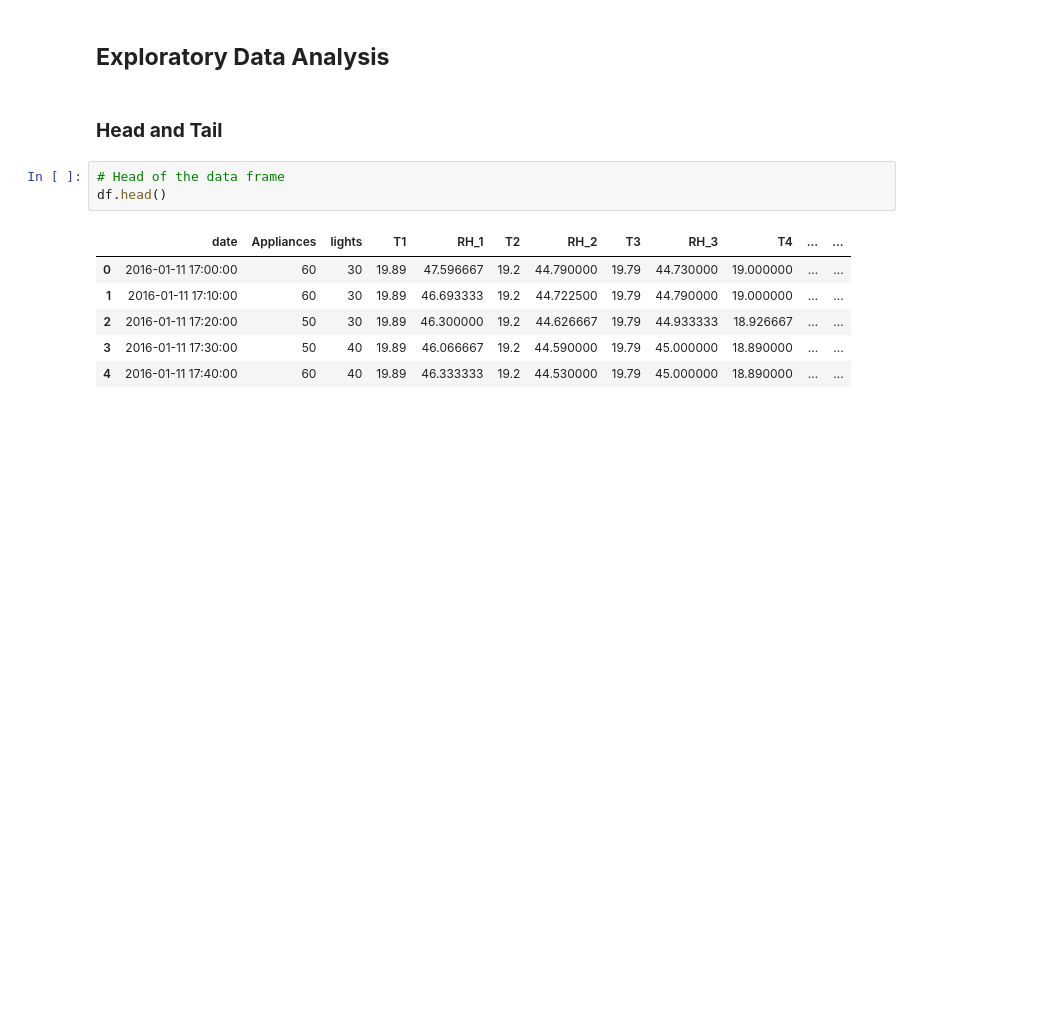
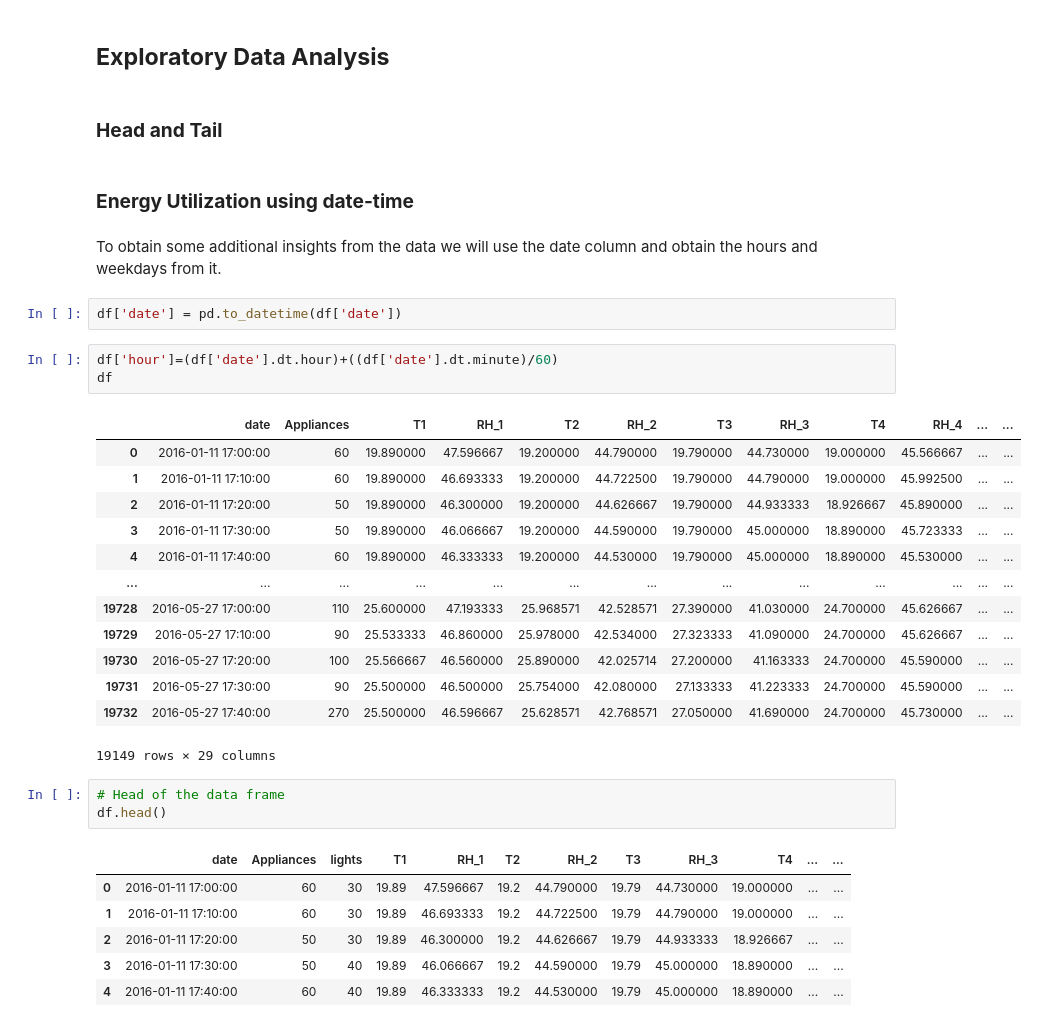
Before and after one commit to Srijan-Rai/Appliane-Energy-Prediction, a Jupyter notebook: ApplianceEnergyPrediction.ipynb, the cells around one changed output. Cells and saved outputs as stored; diff of their text form; blank space fills up the shorter version.

```diff
--- a/ApplianceEnergyPrediction.ipynb
+++ b/ApplianceEnergyPrediction.ipynb
@@ -94,6 +94,29 @@ The dataset consists of the following columns:
 ## **Exploratory Data Analysis**
 # %% [markdown]
 ### **Head and Tail**
+# %% [markdown]
+### **Energy Utilization using date-time**
+# %% [markdown]
+To obtain some additional insights from the data we will use the date column and obtain the hours and weekdays from it.
+# %%
+df['date'] = pd.to_datetime(df['date'])
+# %%
+df['hour']=(df['date'].dt.hour)+((df['date'].dt.minute)/60)
+df
+# %% [output]
+|  | date | Appliances | T1 | RH_1 | T2 | RH_2 | T3 | RH_3 | T4 | RH_4 | ... | ... |
+| 0 | 2016-01-11 17:00:00 | 60 | 19.890000 | 47.596667 | 19.200000 | 44.790000 | 19.790000 | 44.730000 | 19.000000 | 45.566667 | ... | ... |
+| 1 | 2016-01-11 17:10:00 | 60 | 19.890000 | 46.693333 | 19.200000 | 44.722500 | 19.790000 | 44.790000 | 19.000000 | 45.992500 | ... | ... |
+| 2 | 2016-01-11 17:20:00 | 50 | 19.890000 | 46.300000 | 19.200000 | 44.626667 | 19.790000 | 44.933333 | 18.926667 | 45.890000 | ... | ... |
+| 3 | 2016-01-11 17:30:00 | 50 | 19.890000 | 46.066667 | 19.200000 | 44.590000 | 19.790000 | 45.000000 | 18.890000 | 45.723333 | ... | ... |
+| 4 | 2016-01-11 17:40:00 | 60 | 19.890000 | 46.333333 | 19.200000 | 44.530000 | 19.790000 | 45.000000 | 18.890000 | 45.530000 | ... | ... |
+| ... | ... | ... | ... | ... | ... | ... | ... | ... | ... | ... | ... | ... |
+| 19728 | 2016-05-27 17:00:00 | 110 | 25.600000 | 47.193333 | 25.968571 | 42.528571 | 27.390000 | 41.030000 | 24.700000 | 45.626667 | ... | ... |
+| 19729 | 2016-05-27 17:10:00 | 90 | 25.533333 | 46.860000 | 25.978000 | 42.534000 | 27.323333 | 41.090000 | 24.700000 | 45.626667 | ... | ... |
+| 19730 | 2016-05-27 17:20:00 | 100 | 25.566667 | 46.560000 | 25.890000 | 42.025714 | 27.200000 | 41.163333 | 24.700000 | 45.590000 | ... | ... |
+| 19731 | 2016-05-27 17:30:00 | 90 | 25.500000 | 46.500000 | 25.754000 | 42.080000 | 27.133333 | 41.223333 | 24.700000 | 45.590000 | ... | ... |
+| 19732 | 2016-05-27 17:40:00 | 270 | 25.500000 | 46.596667 | 25.628571 | 42.768571 | 27.050000 | 41.690000 | 24.700000 | 45.730000 | ... | ... |
+19149 rows × 29 columns
 # %%
 # Head of the data frame
 df.head()
```
Also changed, not shown: parts of 14 cells of this notebook.
